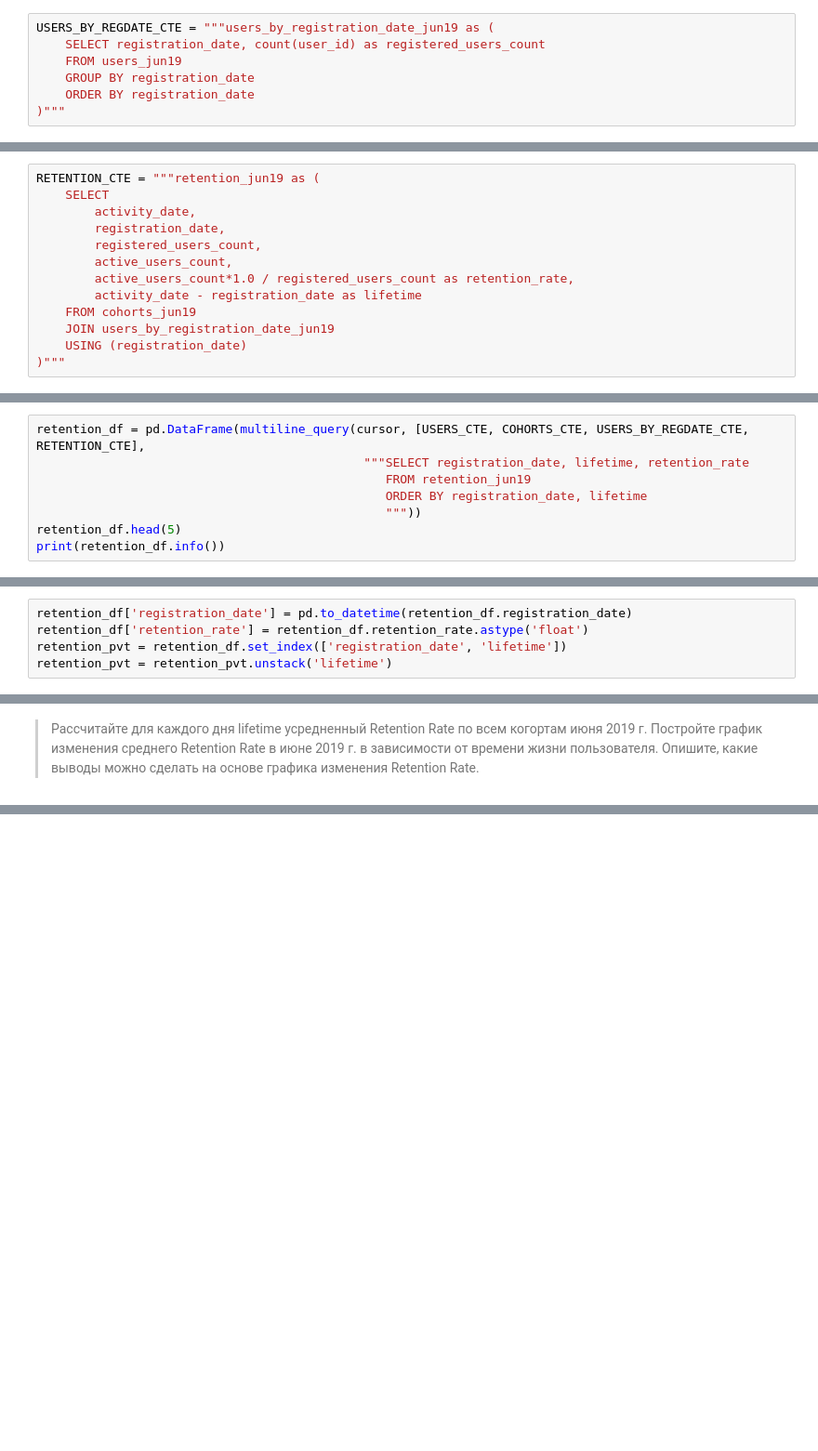
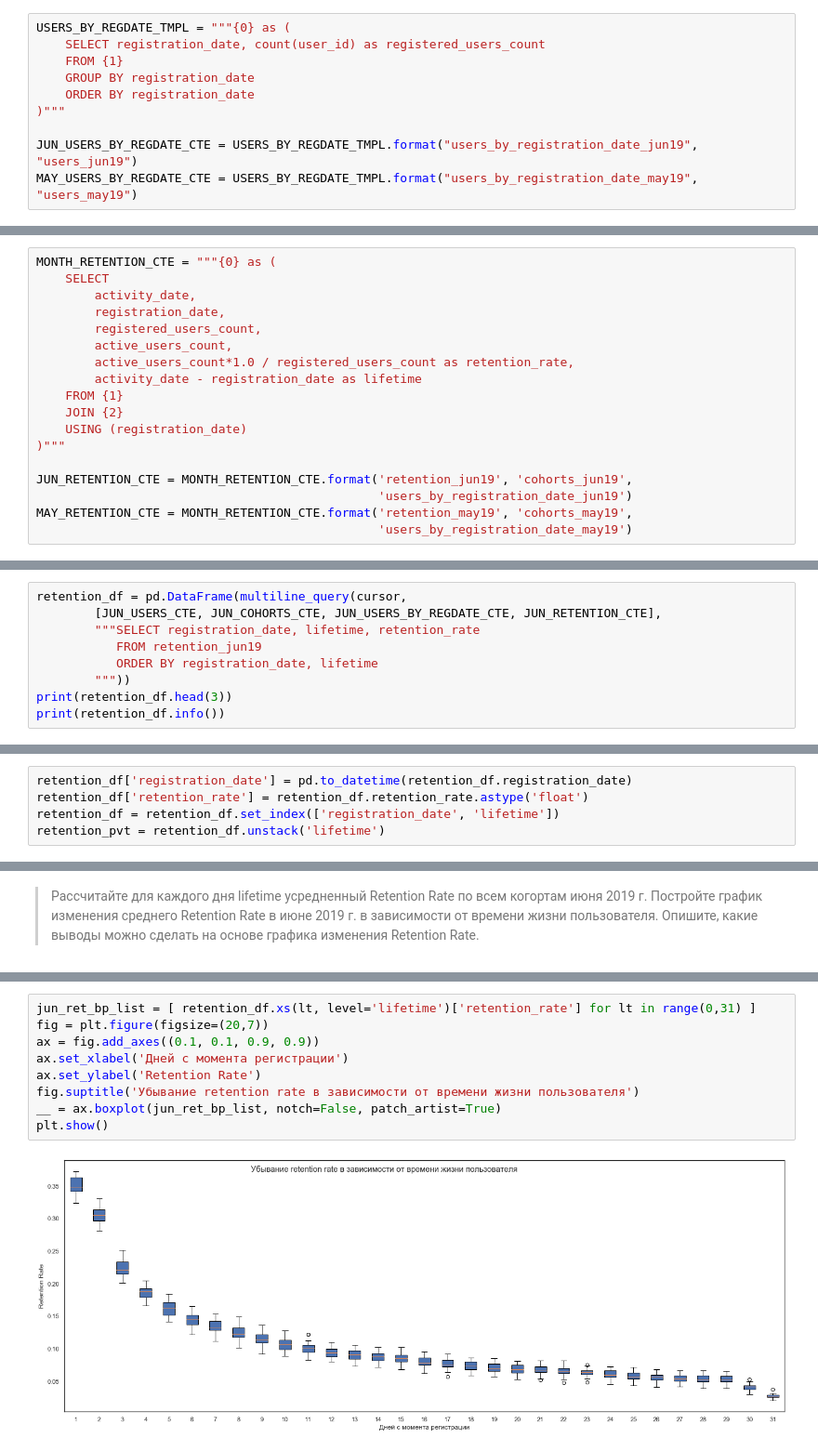
Before and after one commit to gdg-work/SkillFactory__SDA5__Case_A9, a Jupyter notebook: case_A9.ipynb, the cells around one changed output, grey strips where cells are left out. Shown at 93% size. Drawn from its saved outputs; the diff is of its cells as text; blank space fills up the shorter version.

Commit message:
Added May data to dataset
with correspondent SQL queries and data frames.
Begin to make comparision graphs.

```diff
--- a/case_A9.ipynb
+++ b/case_A9.ipynb
@@ -110,12 +126,15 @@ simple_query(cursor, [USERS_CTE, COHORTS_CTE],
 # %% [markdown]
 Для определения retention rate предлагается объединять датафреймы в памяти. У меня ещё никаких датафреймов нет, и вообще джойнить таблицы - это работа сервера БД.  Ему нужно только всё правильно объяснить. Для начала сделаю CTE для таблицы "дата регистрации - количество зарегистрированных пользователей".
 # %%
-USERS_BY_REGDATE_CTE = """users_by_registration_date_jun19 as (
+USERS_BY_REGDATE_TMPL = """{0} as (
     SELECT registration_date, count(user_id) as registered_users_count
-    FROM users_jun19
+    FROM {1}
     GROUP BY registration_date
     ORDER BY registration_date
 )"""
+
+JUN_USERS_BY_REGDATE_CTE = USERS_BY_REGDATE_TMPL.format("users_by_registration_date_jun19", "users_jun19")
+MAY_USERS_BY_REGDATE_CTE = USERS_BY_REGDATE_TMPL.format("users_by_registration_date_may19", "users_may19")
 # %% [markdown]
 Проверю, что выдаются осмысленные результаты:
 # %%
@@ -128,7 +147,7 @@ multiline_query(cursor, [USERS_CTE, USERS_BY_REGDATE_CTE],
 # %% [markdown]
 И напишу выражение для объединения таблиц.  Сразу посчитаю retention_rate и lifetime (кол-во дней с момента регистрации).
 # %%
-RETENTION_CTE = """retention_jun19 as (
+MONTH_RETENTION_CTE = """{0} as (
     SELECT
         activity_date,
         registration_date,
@@ -136,8 +155,13 @@ RETENTION_CTE = """retention_jun19 as (
         active_users_count,
         active_users_count*1.0 / registered_users_count as retention_rate,
         activity_date - registration_date as lifetime
-    FROM cohorts_jun19
-    JOIN users_by_registration_date_jun19
+    FROM {1}
+    JOIN {2}
     USING (registration_date)
 )"""
+
+JUN_RETENTION_CTE = MONTH_RETENTION_CTE.format('retention_jun19', 'cohorts_jun19',
+                                               'users_by_registration_date_jun19')
+MAY_RETENTION_CTE = MONTH_RETENTION_CTE.format('retention_may19', 'cohorts_may19',
+                                               'users_by_registration_date_may19')
 # %%
@@ -169,11 +193,12 @@ Record(max_lt=30)
 # %% [markdown]
 Матрица 30×31 -- это меньше 1000 значений, считываю данные в датафрейм:
 # %%
-retention_df = pd.DataFrame(multiline_query(cursor, [USERS_CTE, COHORTS_CTE, USERS_BY_REGDATE_CTE, RETENTION_CTE],
-                                             """SELECT registration_date, lifetime, retention_rate
-                                                FROM retention_jun19
-                                                ORDER BY registration_date, lifetime
-                                                """))
-retention_df.head(5)
+retention_df = pd.DataFrame(multiline_query(cursor,
+        [JUN_USERS_CTE, JUN_COHORTS_CTE, JUN_USERS_BY_REGDATE_CTE, JUN_RETENTION_CTE],
+        """SELECT registration_date, lifetime, retention_rate
+           FROM retention_jun19
+           ORDER BY registration_date, lifetime
+        """))
+print(retention_df.head(3))
 print(retention_df.info())
 # %% [output]
@@ -191,6 +220,6 @@ None
 # %%
 retention_df['registration_date'] = pd.to_datetime(retention_df.registration_date)
 retention_df['retention_rate'] = retention_df.retention_rate.astype('float')
-retention_pvt = retention_df.set_index(['registration_date', 'lifetime'])
-retention_pvt = retention_pvt.unstack('lifetime')
+retention_df = retention_df.set_index(['registration_date', 'lifetime'])
+retention_pvt = retention_df.unstack('lifetime')
 # %%
@@ -234,0 +261,11 @@ __ = day7_df.plot(kind='bar', figsize=(20,7))
+# %%
+jun_ret_bp_list = [ retention_df.xs(lt, level='lifetime')['retention_rate'] for lt in range(0,31) ]
+fig = plt.figure(figsize=(20,7))
+ax = fig.add_axes((0.1, 0.1, 0.9, 0.9))
+ax.set_xlabel('Дней с момента регистрации')
+ax.set_ylabel('Retention Rate')
+fig.suptitle('Убывание retention rate в зависимости от времени жизни пользователя')
+__ = ax.boxplot(jun_ret_bp_list, notch=False, patch_artist=True)
+plt.show()
+# %% [output]
+[figure, added]
```
Also changed, not shown: parts of 29 cells of this notebook, 1 other file.
